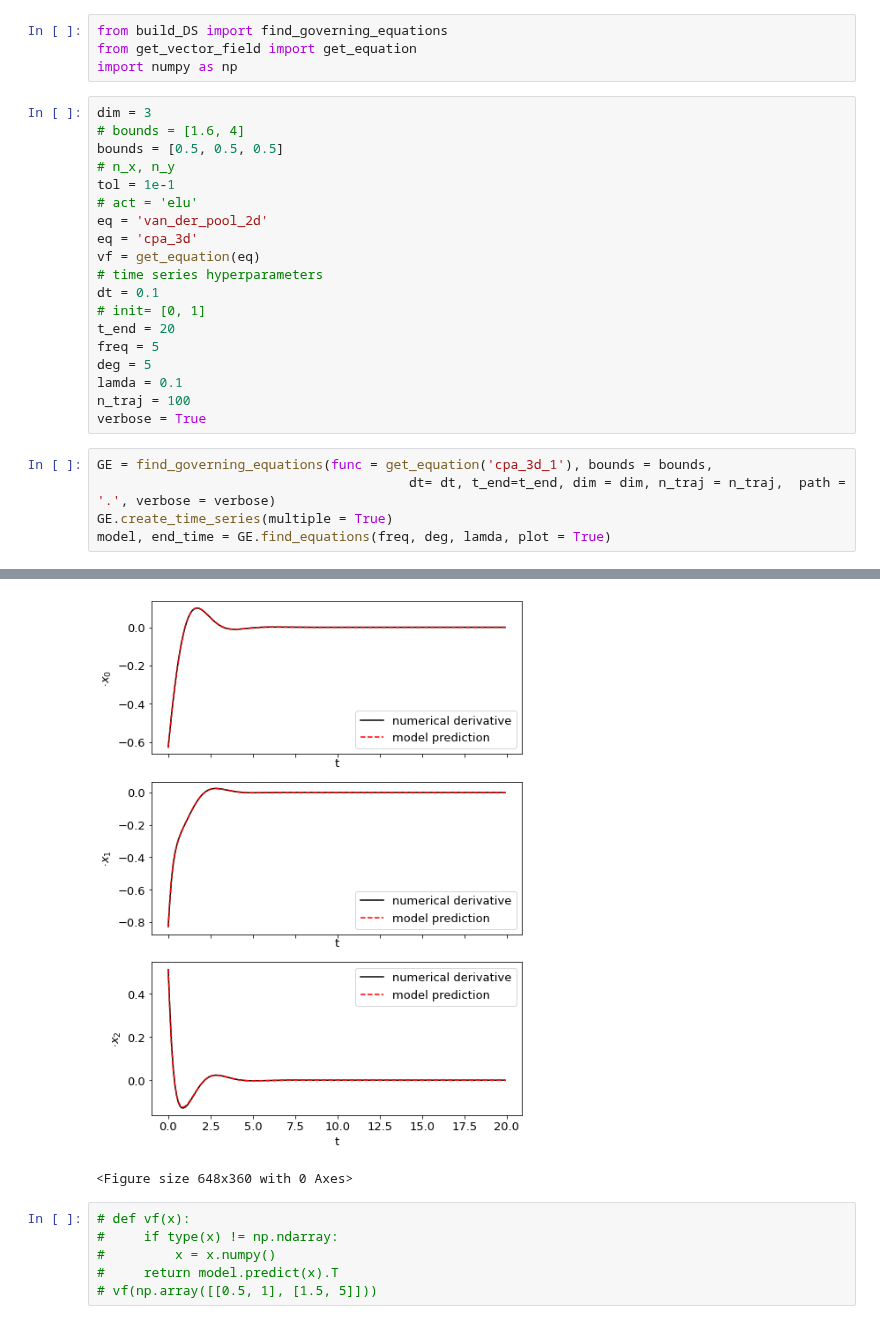
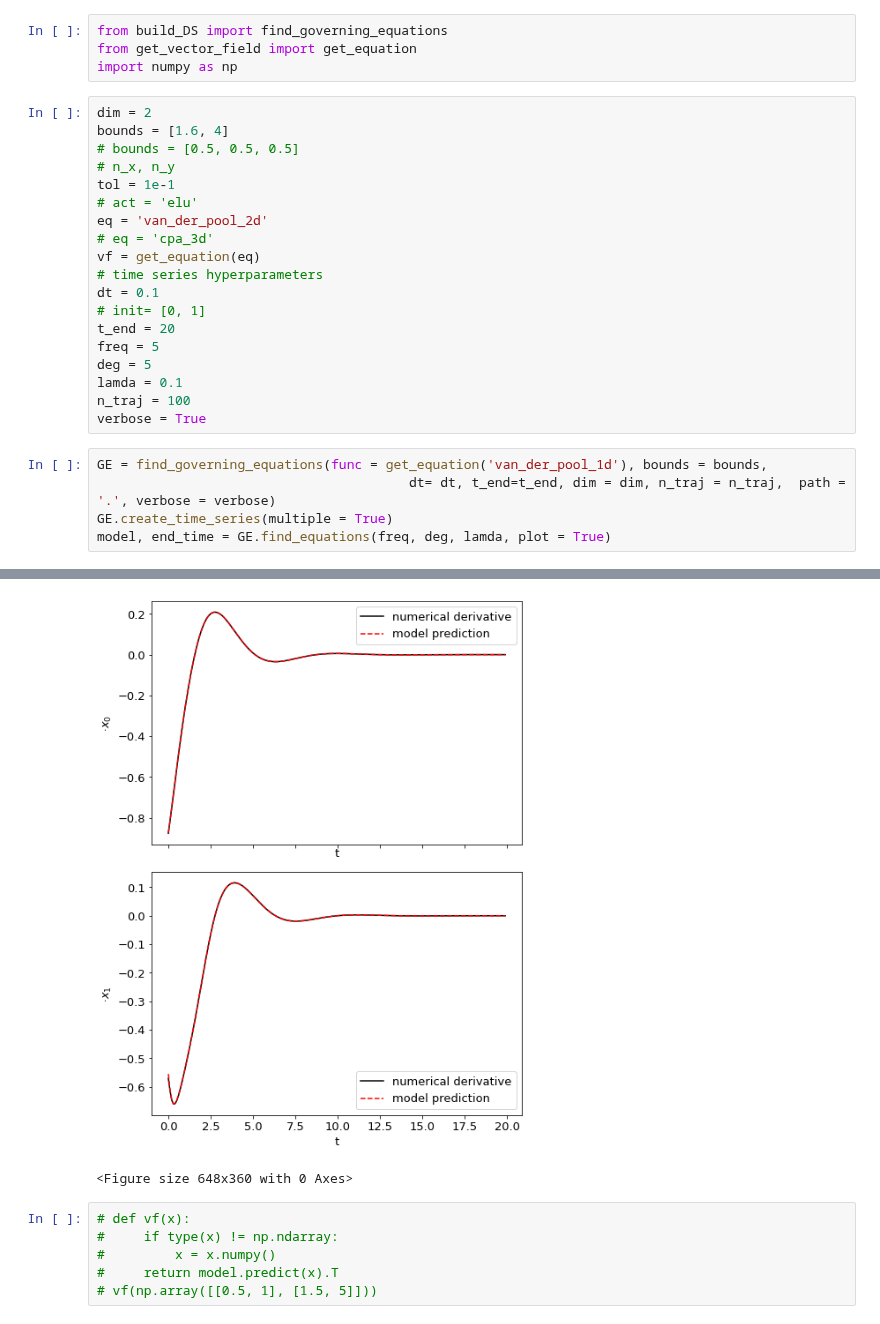
Before and after one commit to kyrxanthos/NN_dynamical_systems, a Jupyter notebook: SINDY_VS_MLP.ipynb, the cells around one changed output, grey strips where cells are left out. Saved outputs shown, nothing was run; the diff lists cells and outputs as text.

```diff
--- a/SINDY_VS_MLP.ipynb
+++ b/SINDY_VS_MLP.ipynb
@@ -3,14 +3,14 @@ from build_DS import find_governing_equations
 from get_vector_field import get_equation
 import numpy as np
 # %%
-dim = 3
-# bounds = [1.6, 4]
-bounds = [0.5, 0.5, 0.5]
+dim = 2
+bounds = [1.6, 4]
+# bounds = [0.5, 0.5, 0.5]
 # n_x, n_y
 tol = 1e-1
 # act = 'elu'
 eq = 'van_der_pool_2d'
-eq = 'cpa_3d'
+# eq = 'cpa_3d'
 vf = get_equation(eq)
 # time series hyperparameters
 dt = 0.1
@@ -22,7 +22,7 @@ lamda = 0.1
 n_traj = 100
 verbose = True
 # %%
-GE = find_governing_equations(func = get_equation('cpa_3d_1'), bounds = bounds,
+GE = find_governing_equations(func = get_equation('van_der_pool_1d'), bounds = bounds,
                                         dt= dt, t_end=t_end, dim = dim, n_traj = n_traj,  path = '.', verbose = verbose)
 GE.create_time_series(multiple = True)
 model, end_time = GE.find_equations(freq, deg, lamda, plot = True)
@@ -36,4 +35,4 @@ Test Model score: 0.999260
-[figure, old version]
+[figure, new version]
 <Figure size 648x360 with 0 Axes>
 # %%
 # def vf(x):
```
Also changed, not shown: parts of 4 cells of this notebook, 4 other files.
